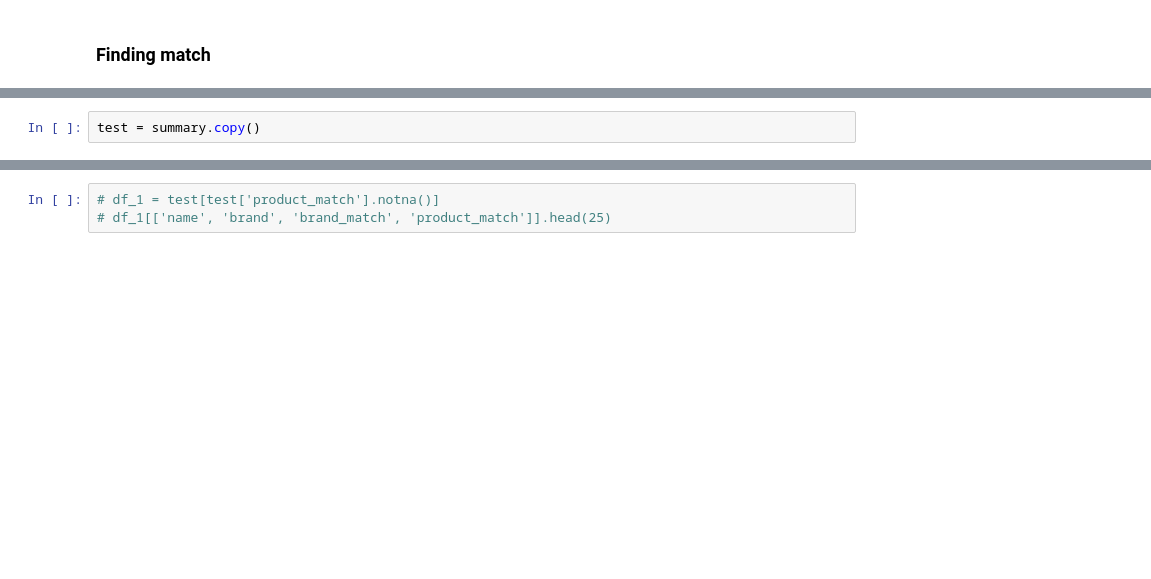
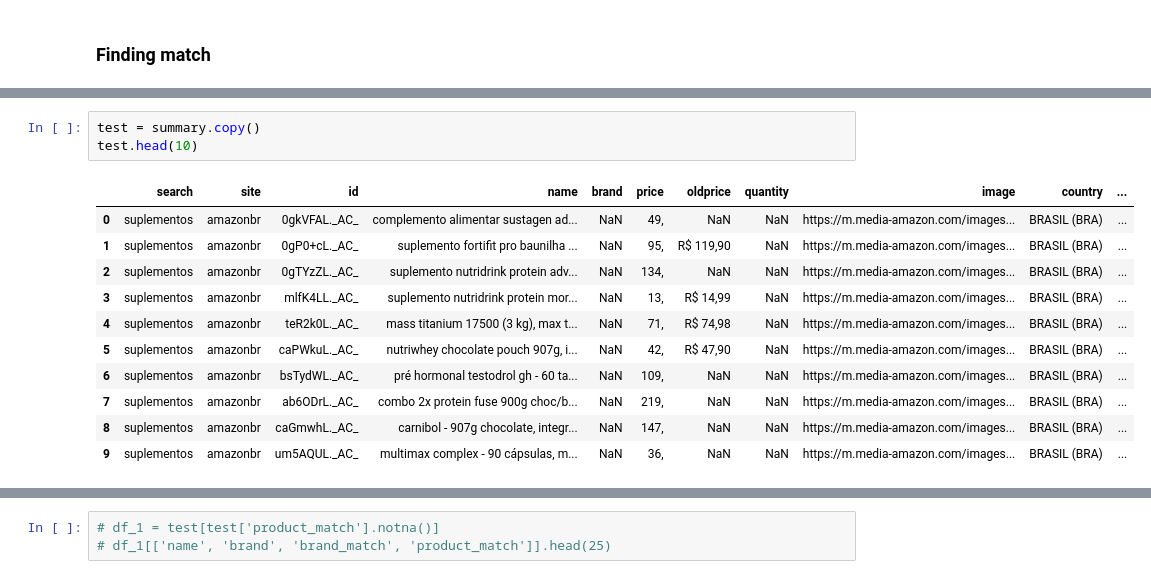
Before and after one commit to Divelia/web-scraping-thomas, a Jupyter notebook: extract_list/merging.ipynb, the cells around one changed output, grey strips where cells are left out. Cells and saved outputs as stored; diff of their text form; blank space fills up the shorter version.

```diff
--- a/extract_list/merging.ipynb
+++ b/extract_list/merging.ipynb
@@ -295,2 +330,15 @@ Index(['search', 'site', 'id', 'name', 'brand', 'price', 'oldprice',
 # %%
 test = summary.copy()
+test.head(10)
+# %% [output]
+|  | search | site | id | name | brand | price | oldprice | quantity | image | country | ... |
+| 0 | suplementos | amazonbr | 0gkVFAL._AC_ | complemento alimentar sustagen ad... | NaN | 49, | NaN | NaN | https://m.media-amazon.com/images... | BRASIL (BRA) | ... |
+| 1 | suplementos | amazonbr | 0gP0+cL._AC_ | suplemento fortifit pro baunilha ... | NaN | 95, | R$ 119,90 | NaN | https://m.media-amazon.com/images... | BRASIL (BRA) | ... |
+| 2 | suplementos | amazonbr | 0gTYzZL._AC_ | suplemento nutridrink protein adv... | NaN | 134, | NaN | NaN | https://m.media-amazon.com/images... | BRASIL (BRA) | ... |
+| 3 | suplementos | amazonbr | mlfK4LL._AC_ | suplemento nutridrink protein mor... | NaN | 13, | R$ 14,99 | NaN | https://m.media-amazon.com/images... | BRASIL (BRA) | ... |
+| 4 | suplementos | amazonbr | teR2k0L._AC_ | mass titanium 17500 (3 kg), max t... | NaN | 71, | R$ 74,98 | NaN | https://m.media-amazon.com/images... | BRASIL (BRA) | ... |
+| 5 | suplementos | amazonbr | caPWkuL._AC_ | nutriwhey chocolate pouch 907g, i... | NaN | 42, | R$ 47,90 | NaN | https://m.media-amazon.com/images... | BRASIL (BRA) | ... |
+| 6 | suplementos | amazonbr | bsTydWL._AC_ | pré hormonal testodrol gh - 60 ta... | NaN | 109, | NaN | NaN | https://m.media-amazon.com/images... | BRASIL (BRA) | ... |
+| 7 | suplementos | amazonbr | ab6ODrL._AC_ | combo 2x protein fuse 900g choc/b... | NaN | 219, | NaN | NaN | https://m.media-amazon.com/images... | BRASIL (BRA) | ... |
+| 8 | suplementos | amazonbr | caGmwhL._AC_ | carnibol - 907g chocolate, integr... | NaN | 147, | NaN | NaN | https://m.media-amazon.com/images... | BRASIL (BRA) | ... |
+| 9 | suplementos | amazonbr | um5AQUL._AC_ | multimax complex - 90 cápsulas, m... | NaN | 36, | NaN | NaN | https://m.media-amazon.com/images... | BRASIL (BRA) | ... |
```
Also changed, not shown: parts of 15 cells of this notebook, 13 other files.
